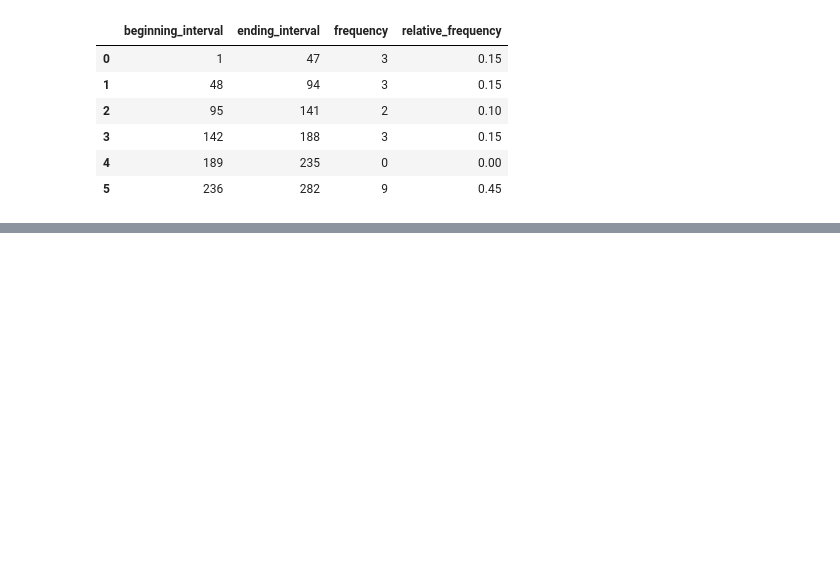
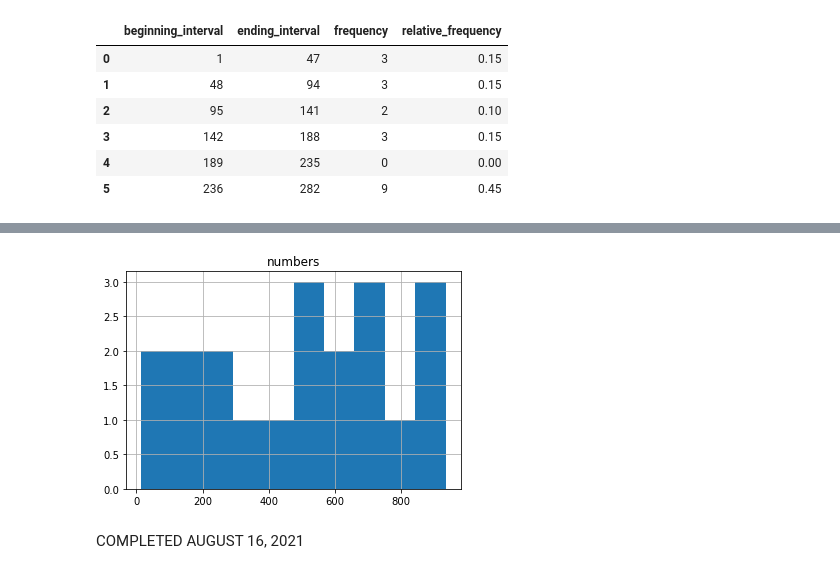
Before and after one commit to Malcolm206/UDEMY_BI_ANALYST, a Jupyter notebook: Untitled.ipynb, the cells around one changed output, grey strips where cells are left out. Drawn from its saved outputs; the diff is of its cells as text; code cells hidden in the pictures; blank space fills up the shorter version.

Commit message:
completes histogram exercise

```diff
--- a/Untitled.ipynb
+++ b/Untitled.ipynb
@@ -147,0 +154,5 @@ df1a
+# %%
+data2 = [15, 68, 165, 193, 216, 228, 361, 470, 500, 529, 544, 602, 647, 692, 696, 699, 809, 892, 899, 936]
+# %%
+df2 = pd.DataFrame(data2, columns = ['numbers'])
+df2
@@ -147,0 +177,6 @@ df1a
+# %%
+df2.hist(bins = 10);
+# %% [output]
+[figure, added]
+# %% [markdown]
+COMPLETED AUGUST 16, 2021
```
Also changed, not shown: parts of 4 cells of this notebook.
